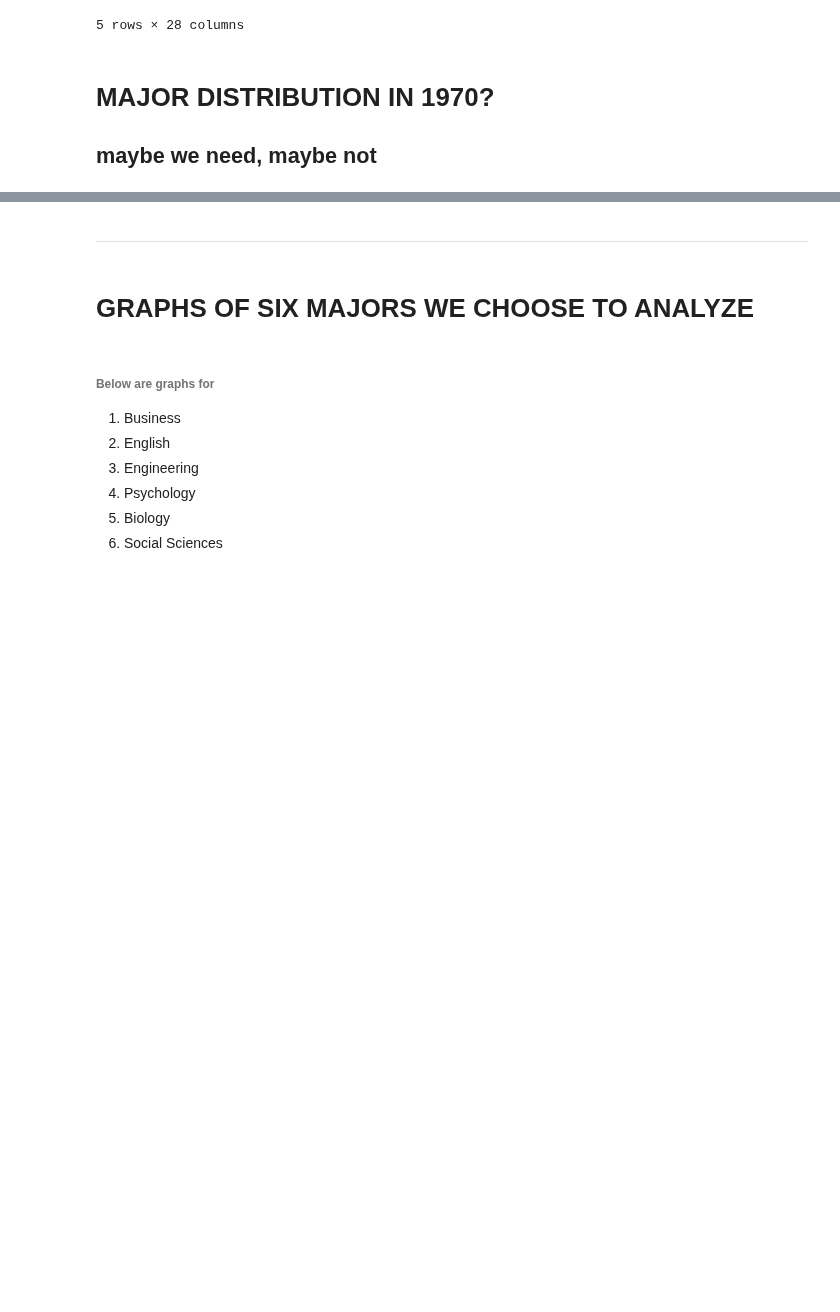
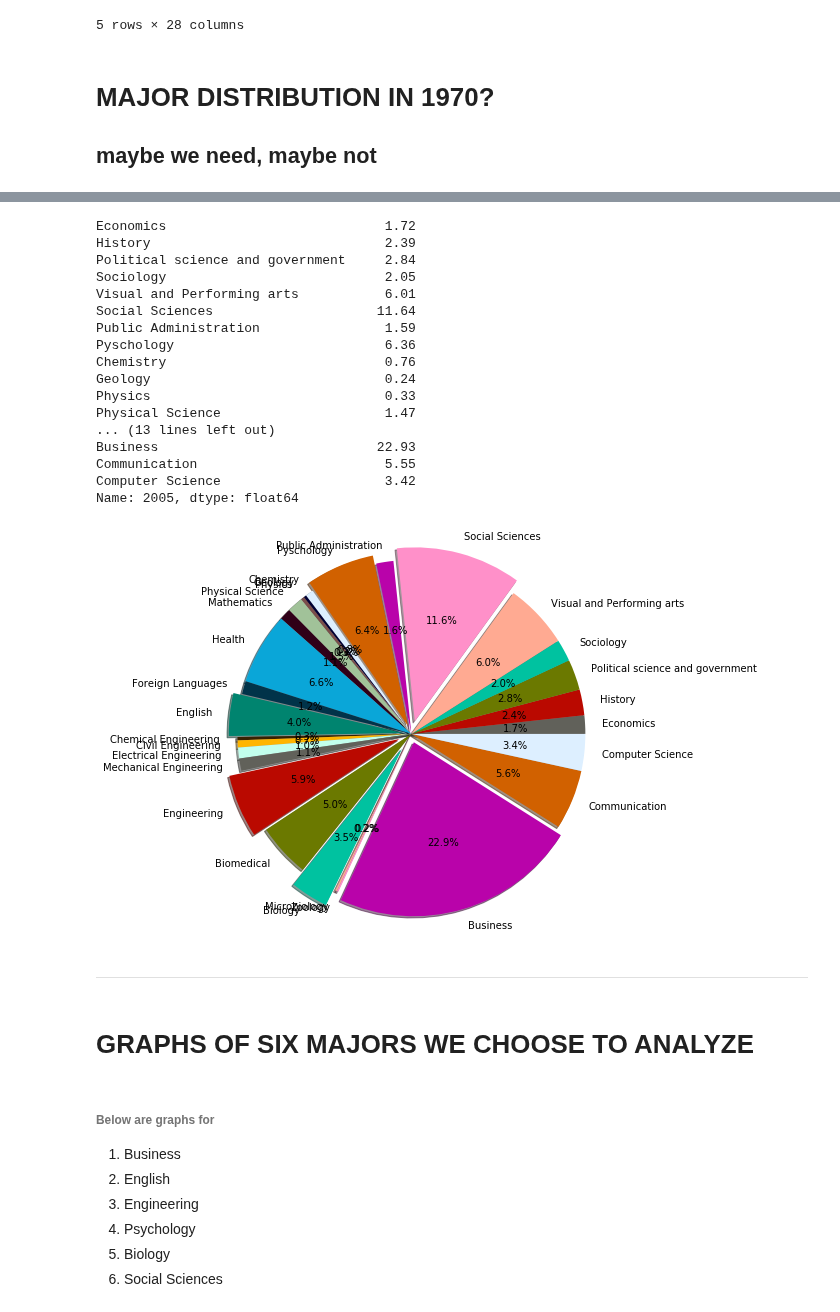
Before and after one commit to COGS108/group027, a Jupyter notebook: FinalProject.ipynb, the cells around one changed output, grey strips where cells are left out. Saved outputs shown, nothing was run; the diff lists cells and outputs as text; code cells hidden in the pictures; blank space fills up the shorter version.

```diff
--- a/FinalProject.ipynb
+++ b/FinalProject.ipynb
@@ -263,3 +272,35 @@ df_combinedMajors.head()
+# %%
+colors = [ "#61615A", "#BA0900", "#6B7900", "#00C2A0", "#FFAA92", "#FF90C9", "#B903AA", "#D16100",
+        "#DDEFFF", "#000035", "#7B4F4B", "#A1C299", "#300018", "#0AA6D8", "#013349", "#00846F",
+        "#372101", "#FFB500", "#C2FFED"]
+x2 = df_combinedMajors.loc['2005']
+
+explode = (0, 0, 0, 0, 0, 0.15, 0, 0.1, 0, 0, 0, 0, 0, 0, 0, 0.1, 0, 0, 0, 0, 0.15, 0, 0.2, 0, 0, 0.1, 0, 0)
+
+#convert first column to list
+x3 = list(df_combinedMajors.columns)
+
+plt.pie(x2, labels = x3, radius = 2, autopct = '%0.1f%%', colors = colors, explode = explode, shadow = True)
+df_combinedMajors.loc['2005']
+# %% [output]
+Economics                            1.72
+History                              2.39
+Political science and government     2.84
+Sociology                            2.05
+Visual and Performing arts           6.01
+Social Sciences                     11.64
+Public Administration                1.59
+Pyschology                           6.36
+Chemistry                            0.76
+Geology                              0.24
+Physics                              0.33
+Physical Science                     1.47
+... (13 lines left out)
+Business                            22.93
+Communication                        5.55
+Computer Science                     3.42
+Name: 2005, dtype: float64
+[figure, added]
 # %% [markdown]
 ***
 # %% [markdown]
```
Also changed, not shown: parts of 2 cells of this notebook.
